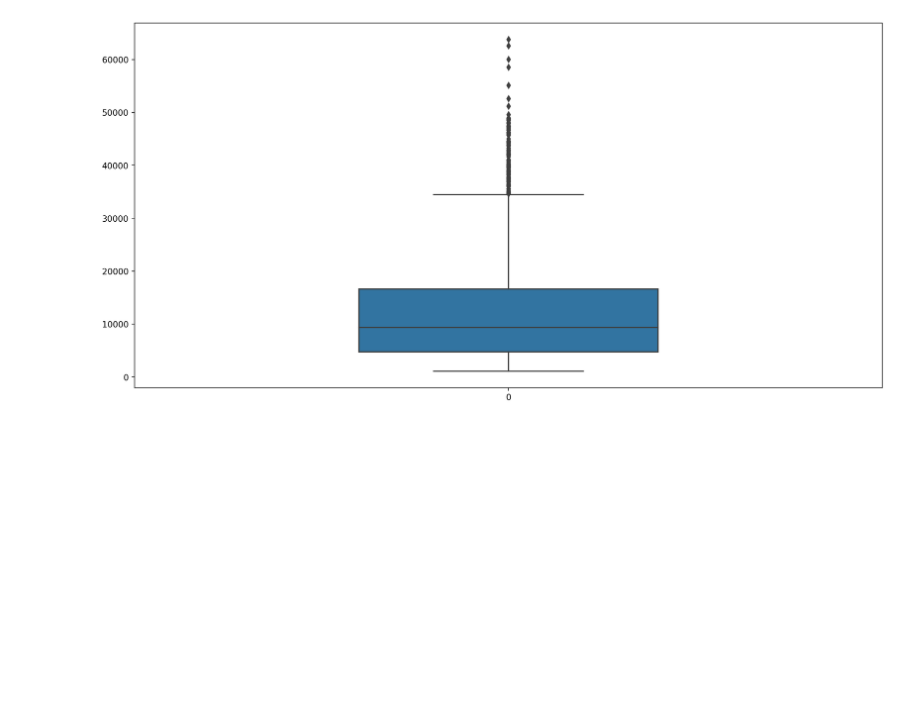
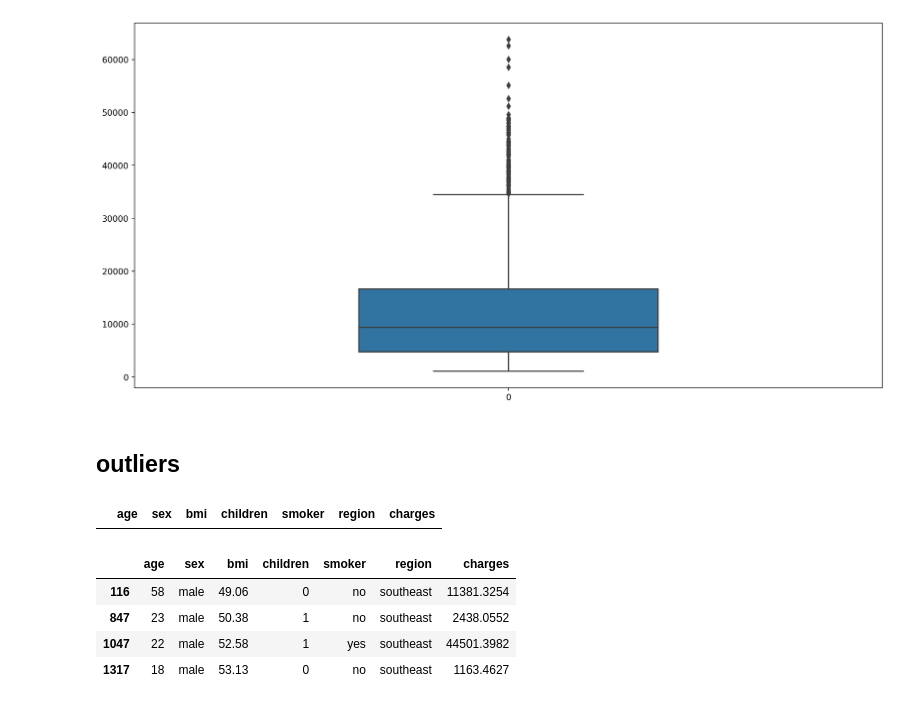
Before and after one commit to ashen007/EDA_project, a Jupyter notebook: analysis.ipynb, the cells around one changed output. Drawn from its saved outputs; the diff is of its cells as text; code cells hidden in the pictures; blank space fills up the shorter version.

```diff
--- a/analysis.ipynb
+++ b/analysis.ipynb
@@ -192,3 +193,20 @@ sns.boxplot(data=df['charges'],width=0.4)
 plt.show()
 # %% [output]
 [figure]
+# %% [markdown]
+## outliers
+# %%
+# using z-score
+age_zScore = np.abs(st.zscore(df['age']))
+df.iloc[np.where(age_zScore>=3)]
+# %% [output]
+|  | age | sex | bmi | children | smoker | region | charges |
+# %%
+bmi_zScore = np.abs(st.zscore(df['bmi']))
+df.iloc[np.where(bmi_zScore>=3)]
+# %% [output]
+|  | age | sex | bmi | children | smoker | region | charges |
+| 116 | 58 | male | 49.06 | 0 | no | southeast | 11381.3254 |
+| 847 | 23 | male | 50.38 | 1 | no | southeast | 2438.0552 |
+| 1047 | 22 | male | 52.58 | 1 | yes | southeast | 44501.3982 |
+| 1317 | 18 | male | 53.13 | 0 | no | southeast | 1163.4627 |
```
Also changed, not shown: parts of 7 cells of this notebook.
